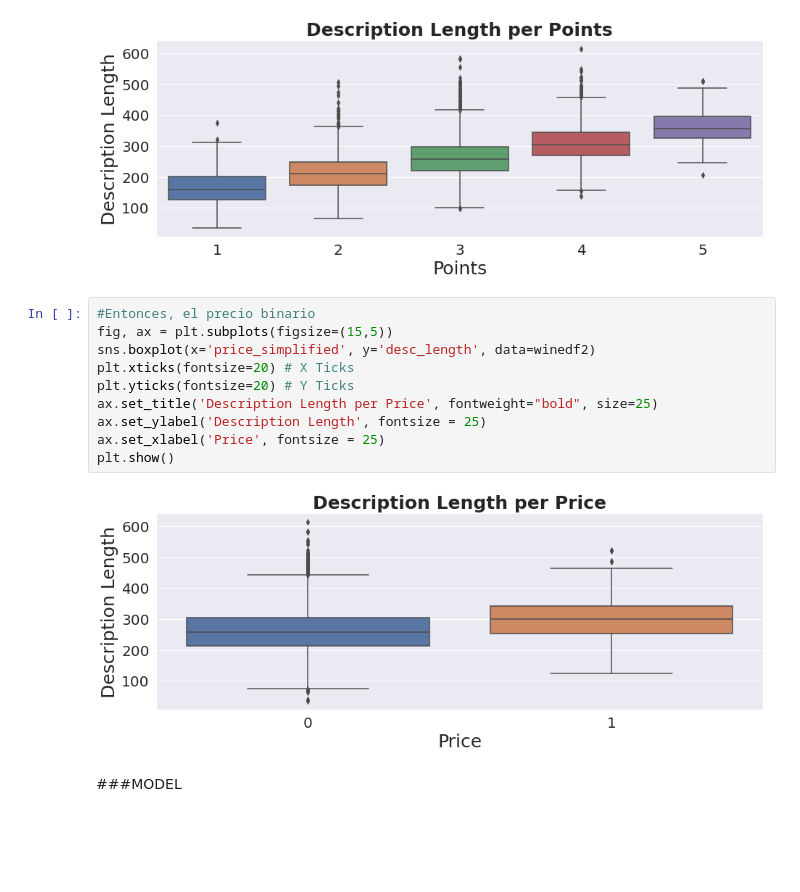
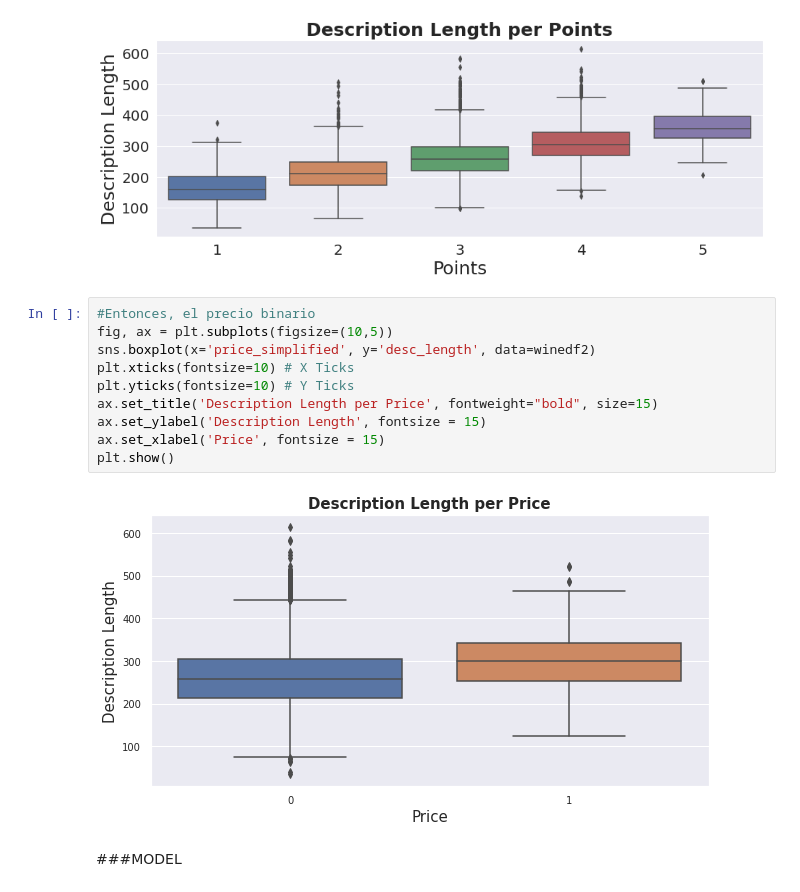
Before and after one commit to castudil/Machine-Learning, a Jupyter notebook: Proyecto Final ML/ Entrega 05 - Interpret/ Entrega_05_Interpret_wine.ipynb, the cells around one changed output. Cells and saved outputs as stored; diff of their text form; blank space fills up the shorter version.

```diff
--- a/Proyecto Final ML/ Entrega 05 - Interpret/ Entrega_05_Interpret_wine.ipynb
+++ b/Proyecto Final ML/ Entrega 05 - Interpret/ Entrega_05_Interpret_wine.ipynb
@@ -266,16 +280,16 @@ plt.show()
 [figure]
 # %%
 #Entonces, el precio binario
-fig, ax = plt.subplots(figsize=(15,5))
+fig, ax = plt.subplots(figsize=(10,5))
 sns.boxplot(x='price_simplified', y='desc_length', data=winedf2)
-plt.xticks(fontsize=20) # X Ticks
-plt.yticks(fontsize=20) # Y Ticks
-ax.set_title('Description Length per Price', fontweight="bold", size=25)
-ax.set_ylabel('Description Length', fontsize = 25)
-ax.set_xlabel('Price', fontsize = 25)
+plt.xticks(fontsize=10) # X Ticks
+plt.yticks(fontsize=10) # Y Ticks
+ax.set_title('Description Length per Price', fontweight="bold", size=15)
+ax.set_ylabel('Description Length', fontsize = 15)
+ax.set_xlabel('Price', fontsize = 15)
 plt.show()
 # %% [output]
-[figure, old version]
+[figure, new version]
 # %% [markdown]
 ###MODEL
 # %% [markdown]
```
Also changed, not shown: parts of 11 cells of this notebook.
